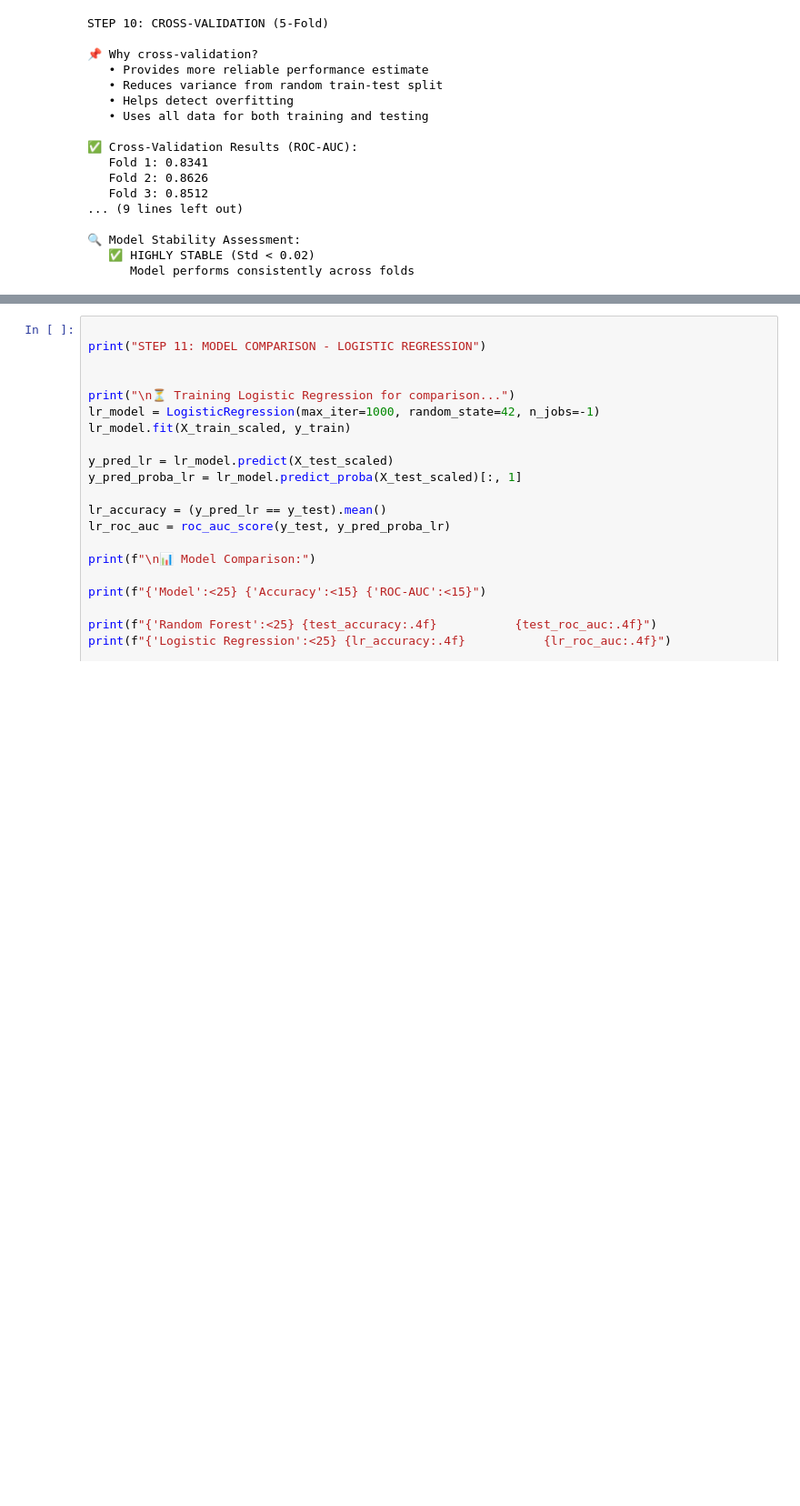
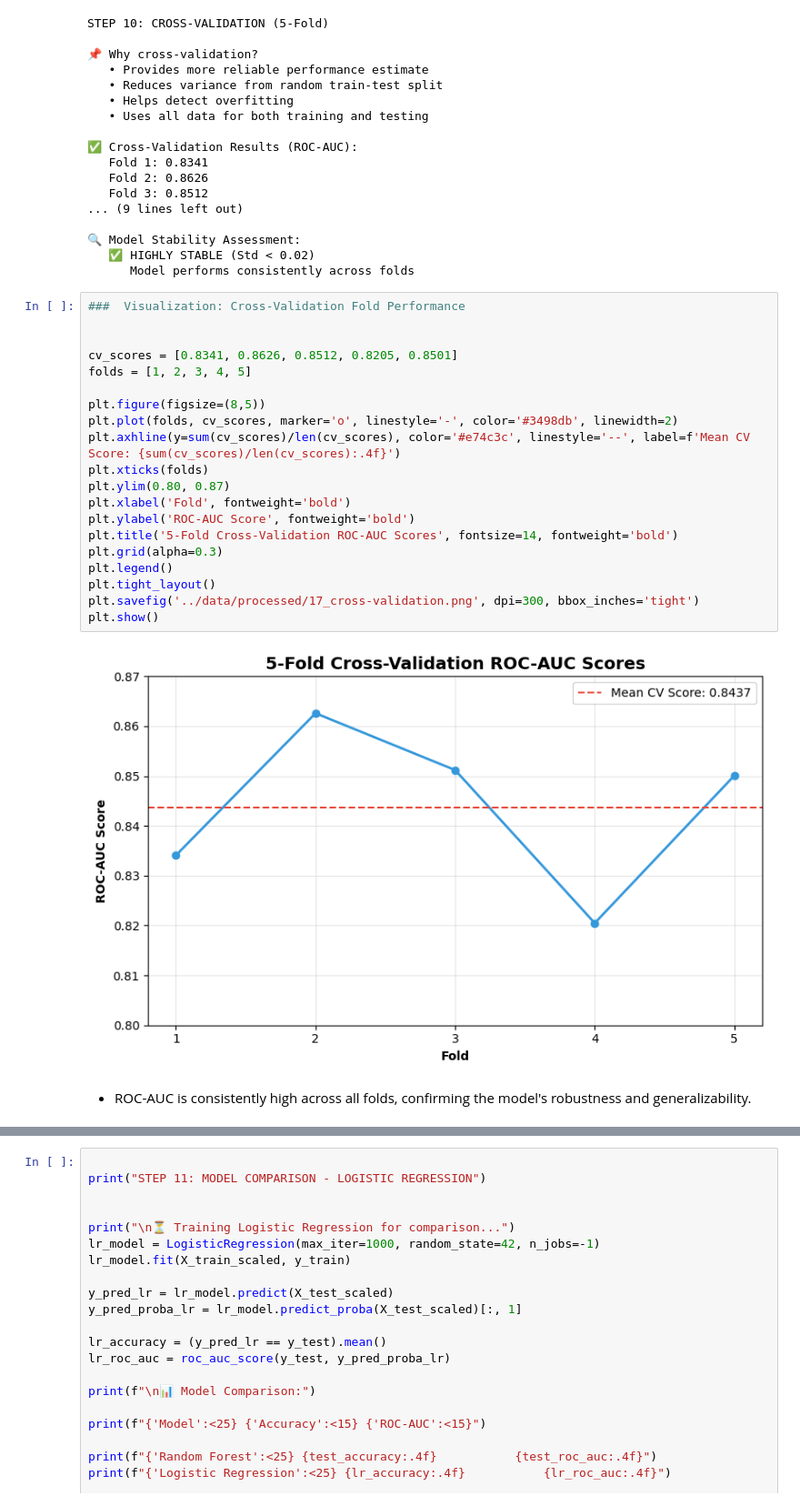
Before and after one commit to swathim251205/telco-churn-analysis-ml, a Jupyter notebook: notebooks/05_ml_pipeline.ipynb, the cells around one changed output, grey strips where cells are left out. Shown at 91% size. Saved outputs shown, nothing was run; the diff lists cells and outputs as text; blank space fills up the shorter version.

```diff
--- a/notebooks/05_ml_pipeline.ipynb
+++ b/notebooks/05_ml_pipeline.ipynb
@@ -558,4 +632,28 @@ STEP 10: CROSS-VALIDATION (5-Fold)
 🔍 Model Stability Assessment:
    ✅ HIGHLY STABLE (Std < 0.02)
       Model performs consistently across folds
+# %%
+###  Visualization: Cross-Validation Fold Performance
+
+
+cv_scores = [0.8341, 0.8626, 0.8512, 0.8205, 0.8501]
+folds = [1, 2, 3, 4, 5]
+
+plt.figure(figsize=(8,5))
+plt.plot(folds, cv_scores, marker='o', linestyle='-', color='#3498db', linewidth=2)
+plt.axhline(y=sum(cv_scores)/len(cv_scores), color='#e74c3c', linestyle='--', label=f'Mean CV Score: {sum(cv_scores)/len(cv_scores):.4f}')
+plt.xticks(folds)
+plt.ylim(0.80, 0.87)
+plt.xlabel('Fold', fontweight='bold')
+plt.ylabel('ROC-AUC Score', fontweight='bold')
+plt.title('5-Fold Cross-Validation ROC-AUC Scores', fontsize=14, fontweight='bold')
+plt.grid(alpha=0.3)
+plt.legend()
+plt.tight_layout()
+plt.savefig('../data/processed/17_cross-validation.png', dpi=300, bbox_inches='tight')
+plt.show()
+# %% [output]
+[figure, added]
+# %% [markdown]
+- ROC-AUC is consistently high across all folds, confirming the model's robustness and generalizability.
 # %% [markdown]
```
Also changed, not shown: parts of 30 cells of this notebook.
